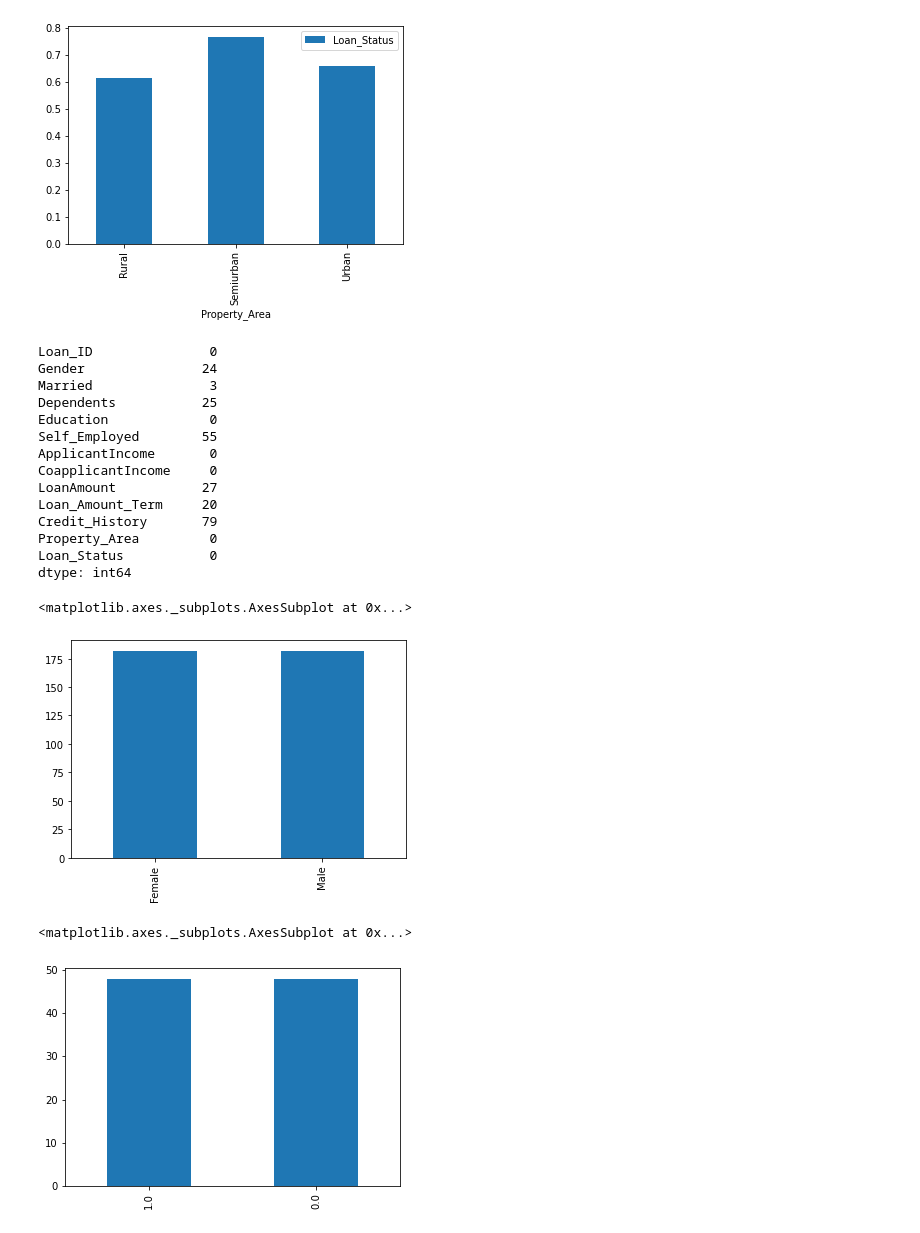
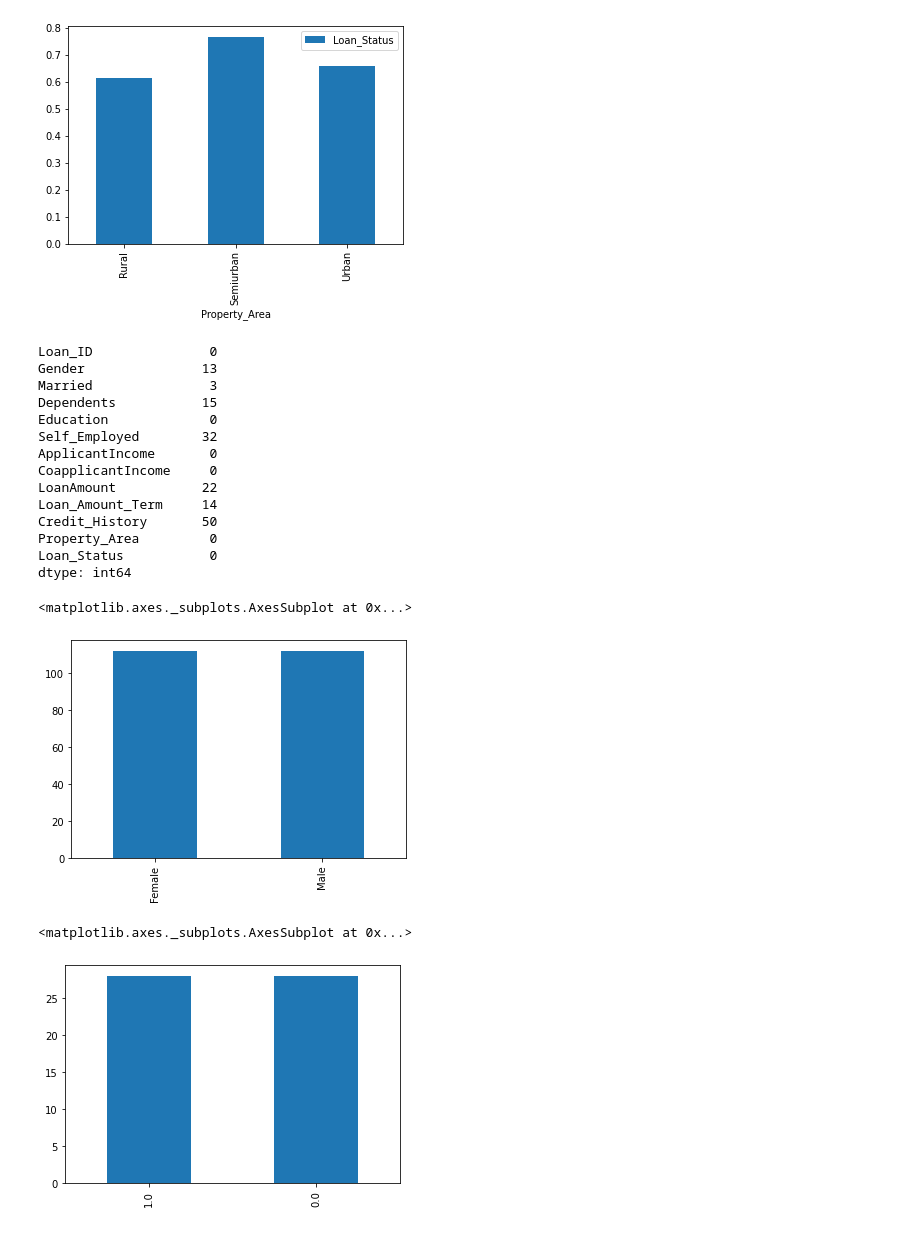
Before and after one commit to walecole/Loan-Prediction, a Jupyter notebook: LoanPrediction.ipynb, the cells around one changed output. Saved outputs shown, nothing was run; the diff lists cells and outputs as text; code cells hidden in the pictures.

```diff
--- a/LoanPrediction.ipynb
+++ b/LoanPrediction.ipynb
@@ -111,5 +99,5 @@ Self_Employed
 ... (4 outputs left out)
 # %%
 #Map loan status Y and N to 1 and 0 respectively
-df['Loan_Status'] = df['Loan_Status'].replace({'Y':1,'N':0})
+train_df['Loan_Status'] = train_df['Loan_Status'].replace({'Y':1,'N':0})
 # %%
@@ -196,52 +184,52 @@ property_area.plot(kind='bar')
 # %%
 #check for null data
 # %%
-df.apply(lambda x:sum(x.isnull()))
+train_df.apply(lambda x:sum(x.isnull()))
 # %% [output]
 Loan_ID               0
-Gender               24
+Gender               13
 Married               3
-Dependents           25
+Dependents           15
 Education             0
-Self_Employed        55
+Self_Employed        32
 ApplicantIncome       0
 CoapplicantIncome     0
-LoanAmount           27
-Loan_Amount_Term     20
-Credit_History       79
+LoanAmount           22
+Loan_Amount_Term     14
+Credit_History       50
 Property_Area         0
 Loan_Status           0
 dtype: int64
 # %%
 #replace missing values Self Employed, Gender,Married,Dependant,Credit History
-df['Self_Employed'].fillna('No', inplace=True)
-df['Gender'].fillna('Male', inplace=True)
-df['Married'].fillna('Yes', inplace=True)
-df['Dependents'].fillna(0, inplace=True)
-df['Credit_History'].fillna(1.0, inplace=True)
+train_df['Self_Employed'].fillna('No', inplace=True)
+train_df['Gender'].fillna('Male', inplace=True)
+train_df['Married'].fillna('Yes', inplace=True)
+train_df['Dependents'].fillna(0, inplace=True)
+train_df['Credit_History'].fillna(1.0, inplace=True)
 # %%
 #fill continous variables with median
-df['LoanAmount'].fillna(df['LoanAmount'].mean(),inplace=True)
-df['Loan_Amount_Term'].fillna(df['Loan_Amount_Term'].median(), inplace=True)
+train_df['LoanAmount'].fillna(df['LoanAmount'].mean(),inplace=True)
+train_df['Loan_Amount_Term'].fillna(df['Loan_Amount_Term'].median(), inplace=True)
 # %%
 #Fixing unbalanced variables - Gender
-g = df.groupby('Gender')
-df = pd.DataFrame(g.apply(lambda x: x.sample(g.size().min()))).reset_index(drop=True)
+g = train_df.groupby('Gender')
+train_df = pd.DataFrame(g.apply(lambda x: x.sample(g.size().min()))).reset_index(drop=True)
 
 #check viz of gender
-df['Gender'].value_counts().plot(kind='bar')
+train_df['Gender'].value_counts().plot(kind='bar')
 # %% [output]
 <matplotlib.axes._subplots.AxesSubplot at 0x...>
-[figure, old version]
+[figure, new version]
 # %%
 #Fixing unbalanced variables - Credit History
-credit = df.groupby('Credit_History')
-df = pd.DataFrame(credit.apply(lambda x: x.sample(credit.size().min()))).reset_index(drop=True)
+credit = train_df.groupby('Credit_History')
+train_df = pd.DataFrame(credit.apply(lambda x: x.sample(credit.size().min()))).reset_index(drop=True)
 
 #check viz of gender
-df['Credit_History'].value_counts().plot(kind='bar')
+train_df['Credit_History'].value_counts().plot(kind='bar')
 # %% [output]
 <matplotlib.axes._subplots.AxesSubplot at 0x...>
-[figure, old version]
+[figure, new version]
 # %%
 #combine incomes
```
Also changed, not shown: parts of 26 cells of this notebook.
